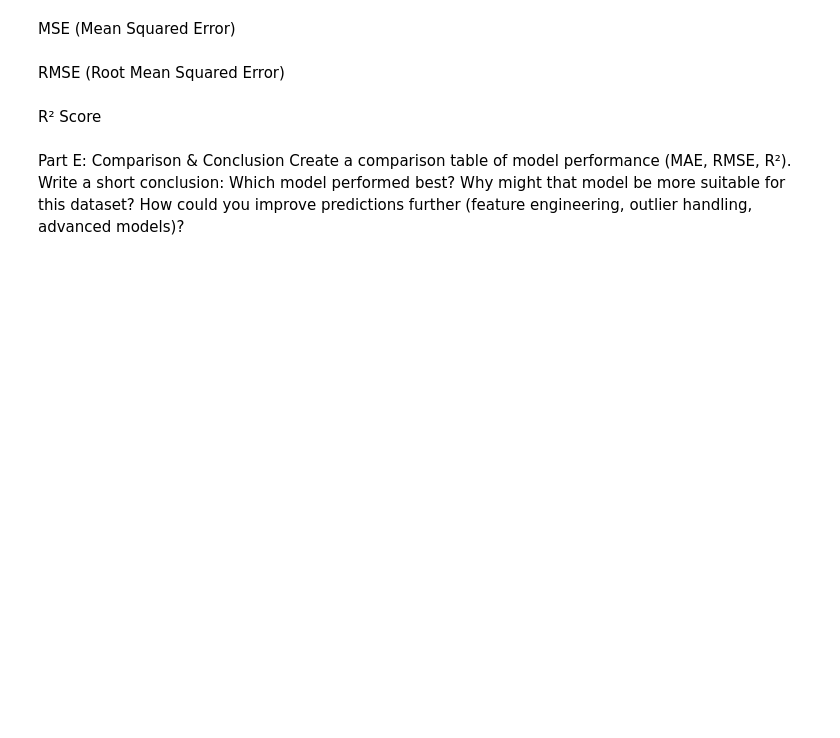
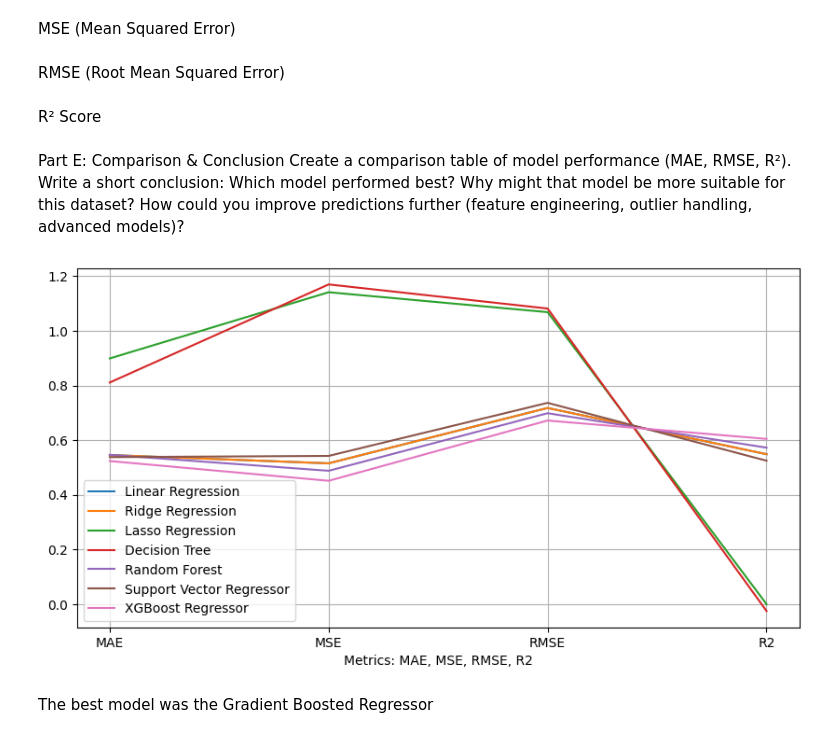
Before and after one commit to MikaelHuff/TechConsulting-Training, a Jupyter notebook: 9-3.ipynb, the cells around one changed output. Drawn from its saved outputs; the diff is of its cells as text; code cells hidden in the pictures; blank space fills up the shorter version.

```diff
--- a/9-3.ipynb
+++ b/9-3.ipynb
@@ -298,0 +285,2 @@ Random Forest Regressor
+# %%
+forest_results = results(RandomForestRegressor(n_estimators=100, max_depth=10))
@@ -300,0 +298,2 @@ Support Vector Regressor (SVR)
+# %%
+svr_results = results(LinearSVR())
@@ -302,0 +310,2 @@ Gradient Boosting / XGBoost
+# %%
+xgboost_results = results(GradientBoostingRegressor())
@@ -317,3 +332,23 @@ Write a short conclusion:
 Which model performed best?
 Why might that model be more suitable for this dataset?
 How could you improve predictions further (feature engineering, outlier handling, advanced models)?
+# %%
+
+plt.rcParams['figure.figsize'] = [10,5]
+# %%
+plt.plot(lin_reg_results, label='Linear Regression')
+plt.plot(ridge_results, label='Ridge Regression')
+plt.plot(lasso_results, label='Lasso Regression')
+plt.plot(tree_results, label='Decision Tree')
+plt.plot(forest_results, label='Random Forest')
+plt.plot(svr_results, label='Support Vector Regressor')
+plt.plot(xgboost_results, label='XGBoost Regressor')
+plt.xlabel('Metrics: MAE, MSE, RMSE, R2')
+plt.xticks(ticks=[0, 1, 2, 3], labels=['MAE', 'MSE', 'RMSE', 'R2'])
+plt.legend()
+plt.grid()
+plt.show()
+# %% [output]
+[figure, added]
+# %% [markdown]
+The best model was the Gradient Boosted Regressor
```
Also changed, not shown: parts of 16 cells of this notebook, 2 other files.
